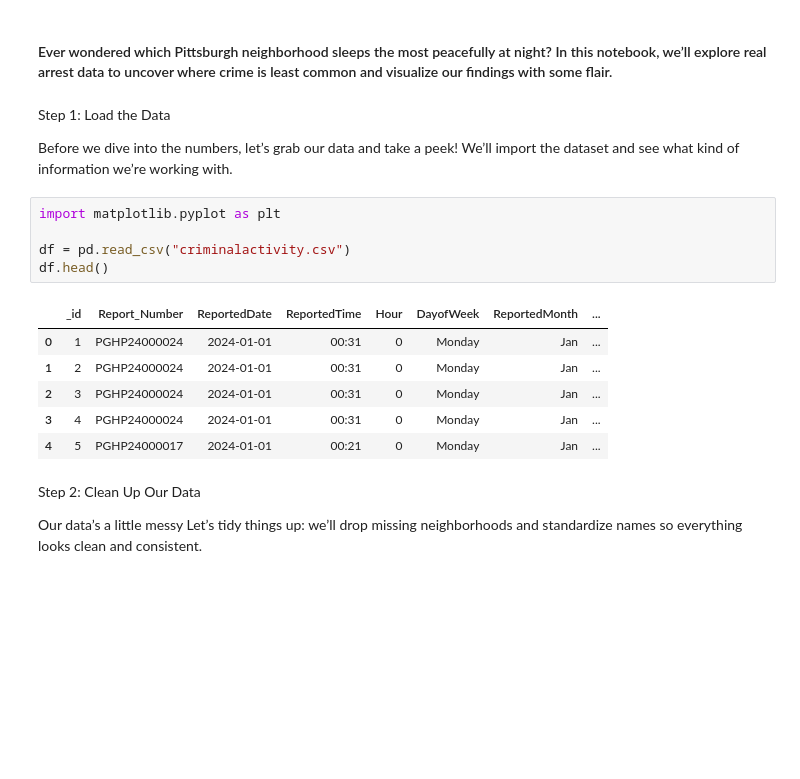
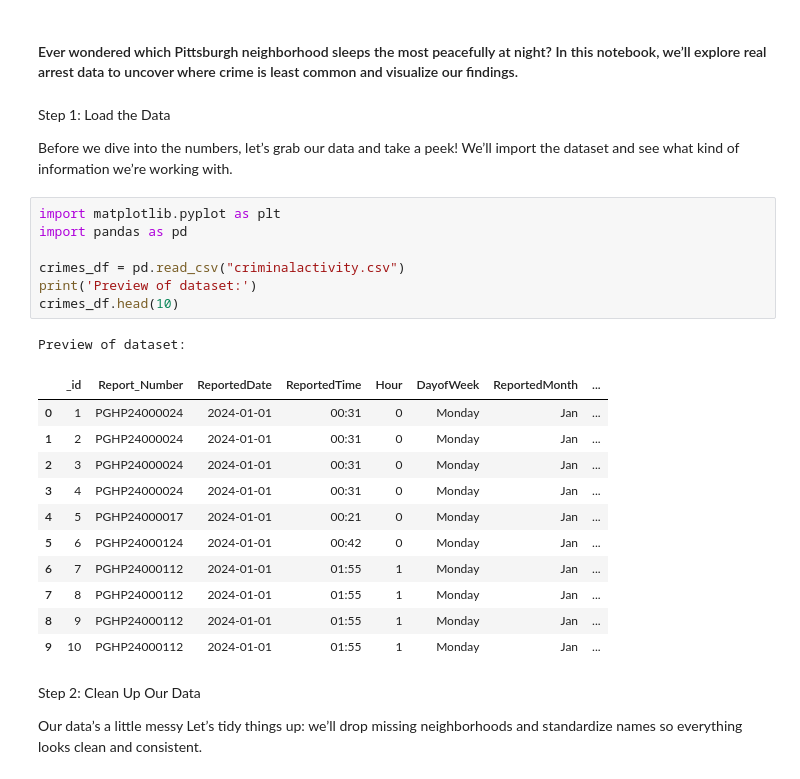
Before and after one commit to ELS522/pitt-best-neighborhood, a Jupyter notebook: final notebooks/elda_metric.ipynb, the cells around one changed output. Saved outputs shown, nothing was run; the diff lists cells and outputs as text; blank space fills up the shorter version.

```diff
--- a/final notebooks/elda_metric.ipynb
+++ b/final notebooks/elda_metric.ipynb
@@ -1,5 +1,5 @@
 # %% [markdown]
- #### Ever wondered which Pittsburgh neighborhood sleeps the most peacefully at night?                                            In this notebook, we’ll explore real arrest data to uncover where crime is least common and visualize our findings with some flair.
+ #### Ever wondered which Pittsburgh neighborhood sleeps the most peacefully at night?                                            In this notebook, we’ll explore real arrest data to uncover where crime is least common and visualize our findings.
 # %% [markdown]
 Step 1: Load the Data
 
@@ -7,16 +7,24 @@ Before we dive into the numbers, let’s grab our data and take a peek!
 We’ll import the dataset and see what kind of information we’re working with.
 # %%
 import matplotlib.pyplot as plt
+import pandas as pd
 
-df = pd.read_csv("criminalactivity.csv")
-df.head()
+crimes_df = pd.read_csv("criminalactivity.csv")
+print('Preview of dataset:')
+crimes_df.head(10)
 # %% [output]
+Preview of dataset:
 |  | _id | Report_Number | ReportedDate | ReportedTime | Hour | DayofWeek | ReportedMonth | ... |
 | 0 | 1 | PGHP24000024 | 2024-01-01 | 00:31 | 0 | Monday | Jan | ... |
 | 1 | 2 | PGHP24000024 | 2024-01-01 | 00:31 | 0 | Monday | Jan | ... |
 | 2 | 3 | PGHP24000024 | 2024-01-01 | 00:31 | 0 | Monday | Jan | ... |
 | 3 | 4 | PGHP24000024 | 2024-01-01 | 00:31 | 0 | Monday | Jan | ... |
 | 4 | 5 | PGHP24000017 | 2024-01-01 | 00:21 | 0 | Monday | Jan | ... |
+| 5 | 6 | PGHP24000124 | 2024-01-01 | 00:42 | 0 | Monday | Jan | ... |
+| 6 | 7 | PGHP24000112 | 2024-01-01 | 01:55 | 1 | Monday | Jan | ... |
+| 7 | 8 | PGHP24000112 | 2024-01-01 | 01:55 | 1 | Monday | Jan | ... |
+| 8 | 9 | PGHP24000112 | 2024-01-01 | 01:55 | 1 | Monday | Jan | ... |
+| 9 | 10 | PGHP24000112 | 2024-01-01 | 01:55 | 1 | Monday | Jan | ... |
 # %% [markdown]
 Step 2: Clean Up Our Data
 
```
Also changed, not shown: parts of 5 cells of this notebook, 2 other files.
